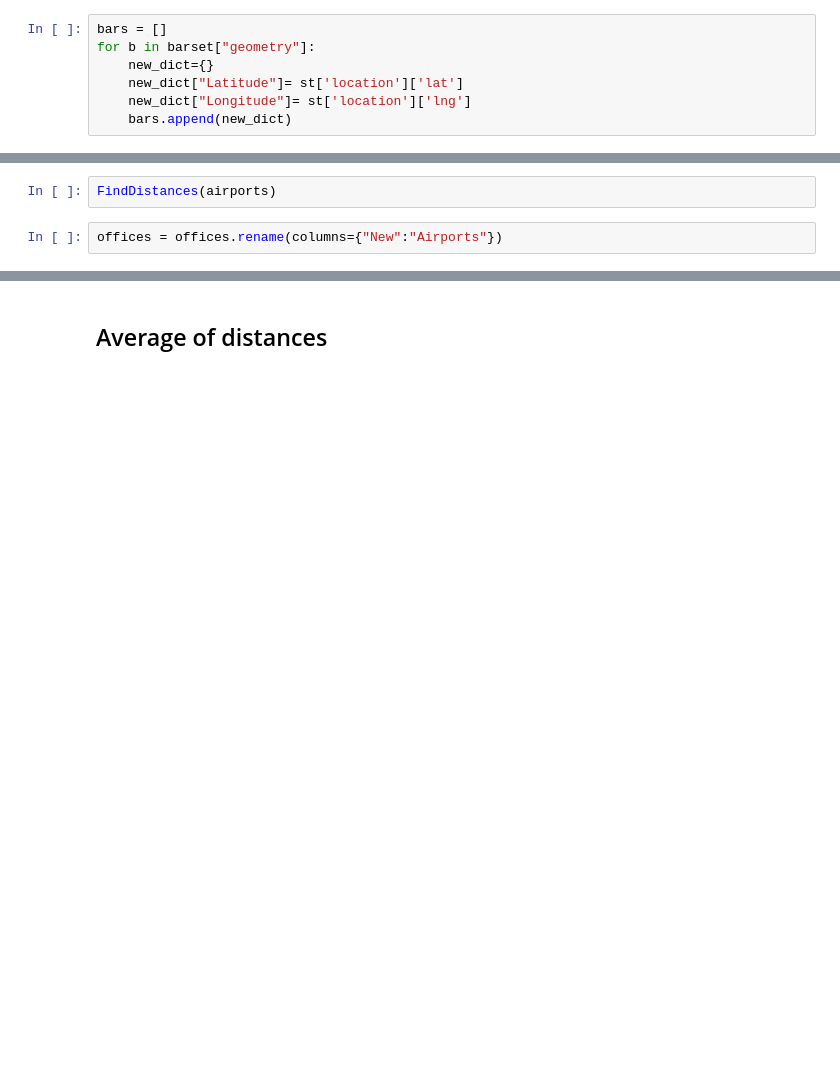
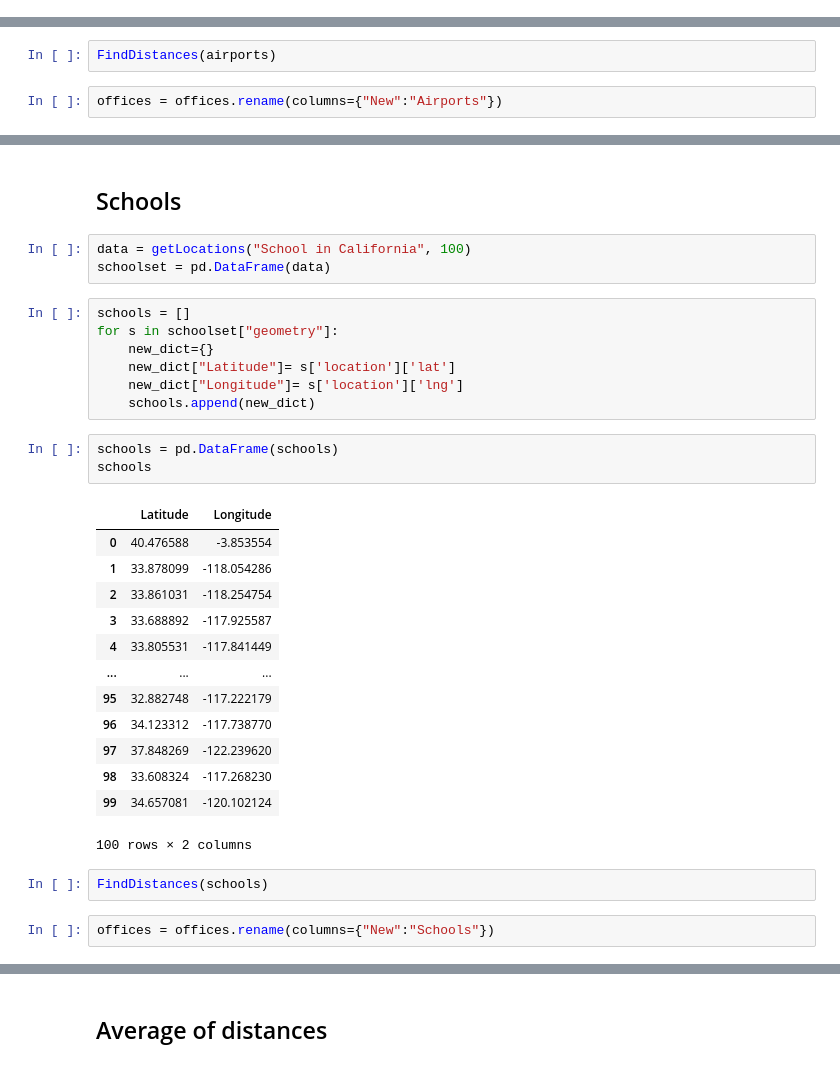
Before and after one commit to adrianacoca/Office, a Jupyter notebook: Mongo Project.ipynb, the cells around one changed output, grey strips where cells are left out. Cells and saved outputs as stored; diff of their text form; blank space fills up the shorter version.

```diff
--- a/Mongo Project.ipynb
+++ b/Mongo Project.ipynb
@@ -397,7 +390,0 @@ barset
-# %%
-bars = []
-for b in barset["geometry"]:
-    new_dict={}
-    new_dict["Latitude"]= st['location']['lat']
-    new_dict["Longitude"]= st['location']['lng']
-    bars.append(new_dict)
@@ -508,0 +496,33 @@ offices.sort_values(by=["Airports", "Starbucks", "Bars"])
+# %% [markdown]
+## Schools
+# %%
+data = getLocations("School in California", 100)
+schoolset = pd.DataFrame(data)
+# %%
+schools = []
+for s in schoolset["geometry"]:
+    new_dict={}
+    new_dict["Latitude"]= s['location']['lat']
+    new_dict["Longitude"]= s['location']['lng']
+    schools.append(new_dict)
+# %%
+schools = pd.DataFrame(schools)
+schools
+# %% [output]
+|  | Latitude | Longitude |
+| 0 | 40.476588 | -3.853554 |
+| 1 | 33.878099 | -118.054286 |
+| 2 | 33.861031 | -118.254754 |
+| 3 | 33.688892 | -117.925587 |
+| 4 | 33.805531 | -117.841449 |
+| ... | ... | ... |
+| 95 | 32.882748 | -117.222179 |
+| 96 | 34.123312 | -117.738770 |
+| 97 | 37.848269 | -122.239620 |
+| 98 | 33.608324 | -117.268230 |
+| 99 | 34.657081 | -120.102124 |
+100 rows × 2 columns
+# %%
+FindDistances(schools)
+# %%
+offices = offices.rename(columns={"New":"Schools"})
```
Also changed, not shown: parts of 37 cells of this notebook.
